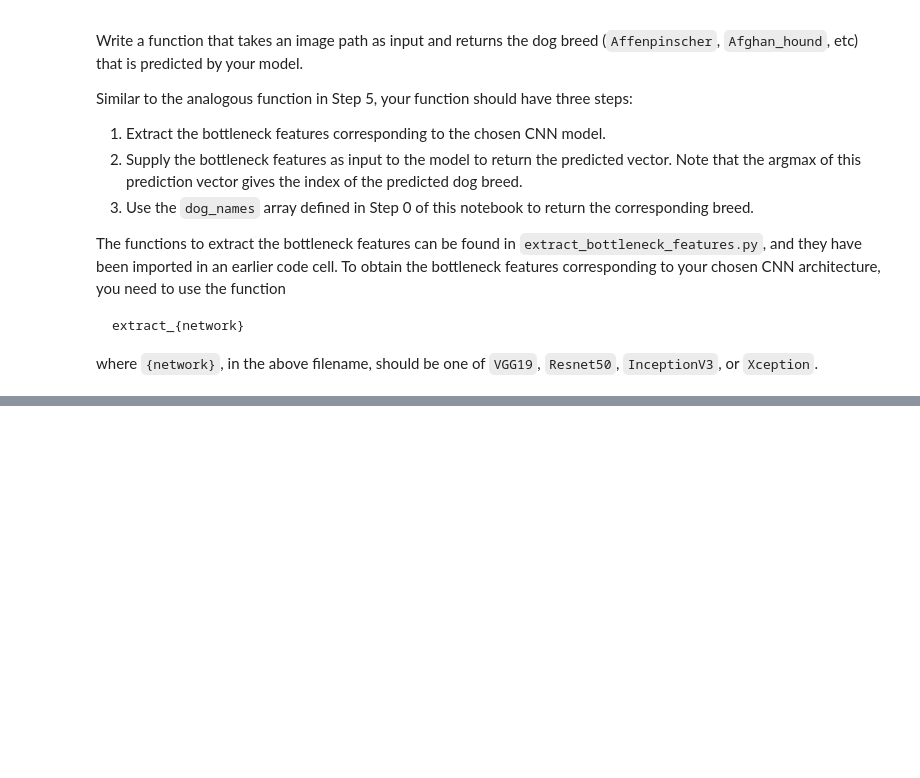
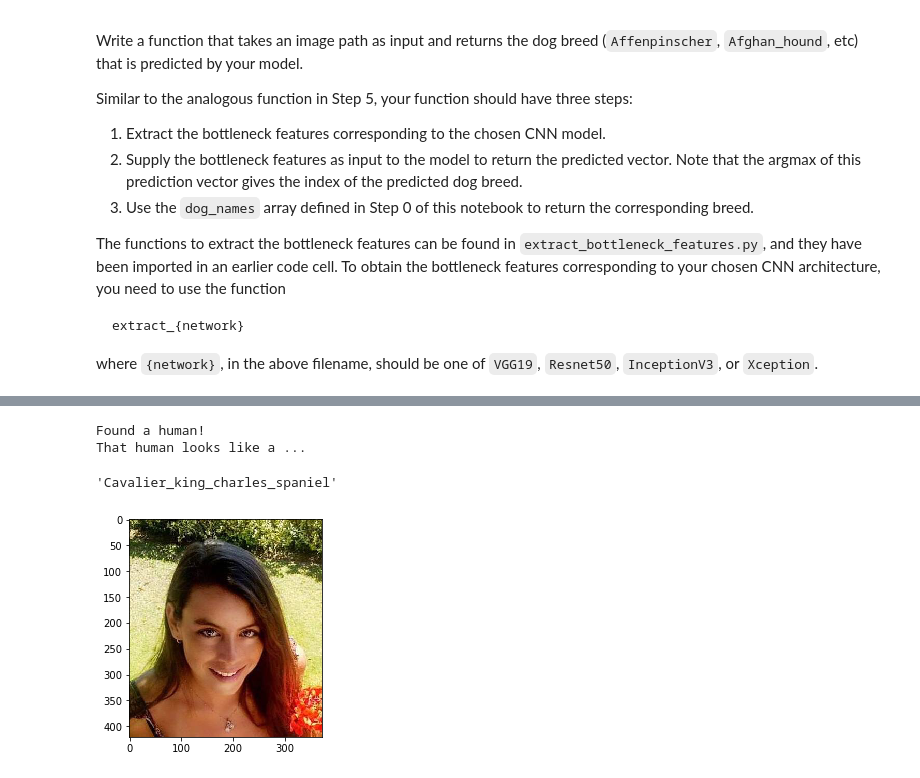
Before and after one commit to falrrema/ML_Nanodegree, a Jupyter notebook: P5_DogProyect/dog_app.ipynb, the cells around one changed output, grey strips where cells are left out. Cells and saved outputs as stored; diff of their text form; code cells hidden in the pictures; blank space fills up the shorter version.

```diff
--- a/P5_DogProyect/dog_app.ipynb
+++ b/P5_DogProyect/dog_app.ipynb
@@ -611,0 +810,7 @@ __Answer:__
+# %%
+dog_human_detector("images/catalina.jpg")
+# %% [output]
+Found a human!
+That human looks like a ...
+'Cavalier_king_charles_spaniel'
+[figure, added]
```
Also changed, not shown: parts of 35 cells of this notebook.
